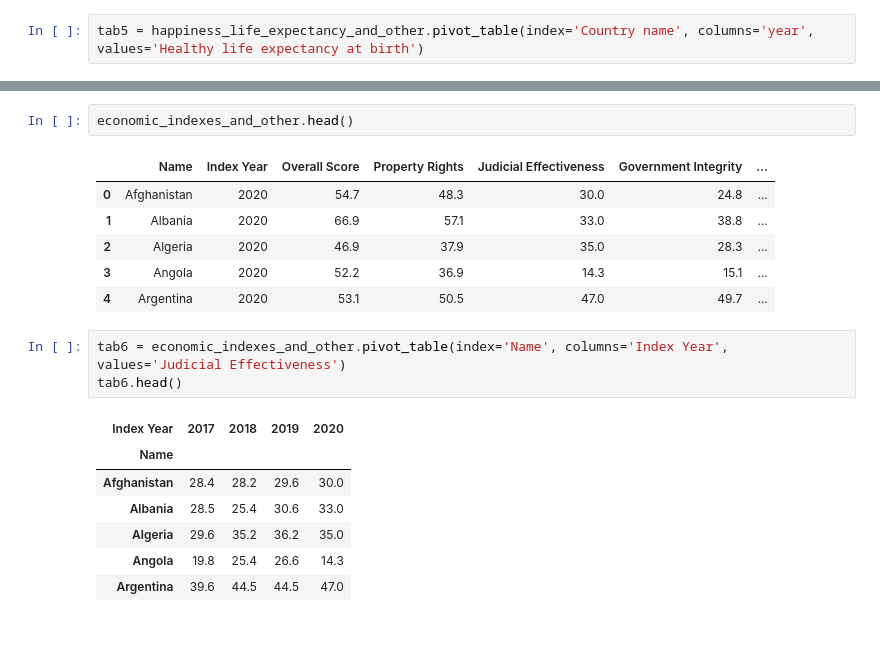
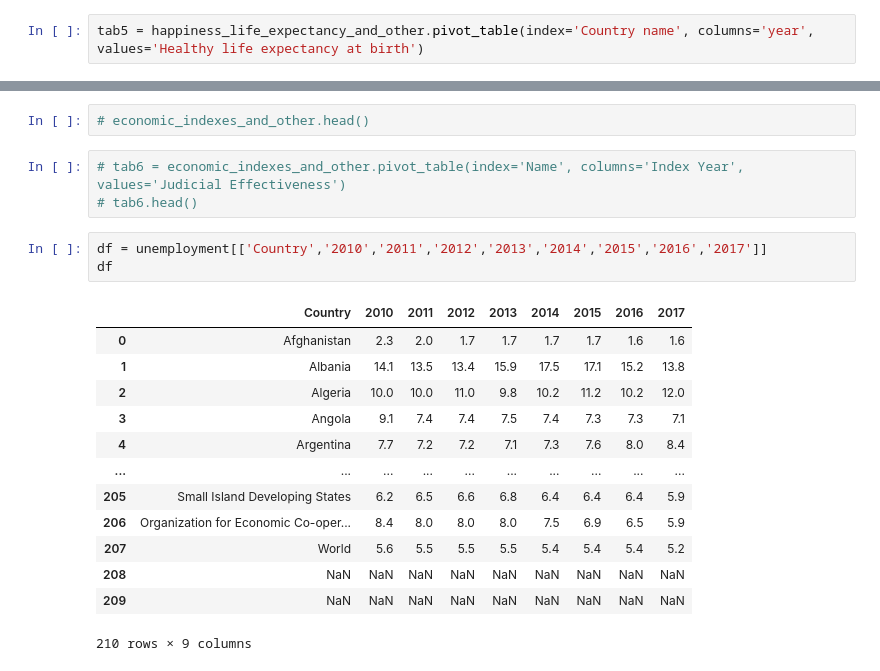
Before and after one commit to team-hack-0819/social-env, a Jupyter notebook: data.ipynb, the cells around one changed output, grey strips where cells are left out. Drawn from its saved outputs; the diff is of its cells as text; blank space fills up the shorter version.

```diff
--- a/data.ipynb
+++ b/data.ipynb
@@ -164,23 +161,25 @@ tab5_5.head(5)
 | 2 | Algeria | 64.500000 | 64.660004 | 64.820000 | NaN | 65.139999 | NaN | 65.500000 | 65.699997 | 65.900002 | 66.099998 |
 | 3 | Angola | NaN | 52.500000 | 53.200001 | 53.900002 | 54.599998 | NaN | NaN | NaN | NaN | NaN |
 | 4 | Argentina | 67.300003 | 67.480003 | 67.660004 | 67.839996 | 68.019997 | 68.199997 | 68.400002 | 68.599998 | 68.800003 | 69.000000 |
-# %%
-economic_indexes_and_other.head()
-# %% [output]
-|  | Name | Index Year | Overall Score | Property Rights | Judicial Effectiveness | Government Integrity | ... |
-| 0 | Afghanistan | 2020 | 54.7 | 48.3 | 30.0 | 24.8 | ... |
-| 1 | Albania | 2020 | 66.9 | 57.1 | 33.0 | 38.8 | ... |
-| 2 | Algeria | 2020 | 46.9 | 37.9 | 35.0 | 28.3 | ... |
-| 3 | Angola | 2020 | 52.2 | 36.9 | 14.3 | 15.1 | ... |
-| 4 | Argentina | 2020 | 53.1 | 50.5 | 47.0 | 49.7 | ... |
+# %%
+# economic_indexes_and_other.head()
 # %%
-tab6 = economic_indexes_and_other.pivot_table(index='Name', columns='Index Year', values='Judicial Effectiveness')
-tab6.head()
+# tab6 = economic_indexes_and_other.pivot_table(index='Name', columns='Index Year', values='Judicial Effectiveness')
+# tab6.head()
-# %% [output]
-| Index Year | 2017 | 2018 | 2019 | 2020 |
-| Name |  |  |  |  |
-| Afghanistan | 28.4 | 28.2 | 29.6 | 30.0 |
-| Albania | 28.5 | 25.4 | 30.6 | 33.0 |
-| Algeria | 29.6 | 35.2 | 36.2 | 35.0 |
-| Angola | 19.8 | 25.4 | 26.6 | 14.3 |
-| Argentina | 39.6 | 44.5 | 44.5 | 47.0 |
+# %%
+df = unemployment[['Country','2010','2011','2012','2013','2014','2015','2016','2017']]
+df
+# %% [output]
+|  | Country | 2010 | 2011 | 2012 | 2013 | 2014 | 2015 | 2016 | 2017 |
+| 0 | Afghanistan | 2.3 | 2.0 | 1.7 | 1.7 | 1.7 | 1.7 | 1.6 | 1.6 |
+| 1 | Albania | 14.1 | 13.5 | 13.4 | 15.9 | 17.5 | 17.1 | 15.2 | 13.8 |
+| 2 | Algeria | 10.0 | 10.0 | 11.0 | 9.8 | 10.2 | 11.2 | 10.2 | 12.0 |
+| 3 | Angola | 9.1 | 7.4 | 7.4 | 7.5 | 7.4 | 7.3 | 7.3 | 7.1 |
+| 4 | Argentina | 7.7 | 7.2 | 7.2 | 7.1 | 7.3 | 7.6 | 8.0 | 8.4 |
+| ... | ... | ... | ... | ... | ... | ... | ... | ... | ... |
+| 205 | Small Island Developing States | 6.2 | 6.5 | 6.6 | 6.8 | 6.4 | 6.4 | 6.4 | 5.9 |
+| 206 | Organization for Economic Co-oper... | 8.4 | 8.0 | 8.0 | 8.0 | 7.5 | 6.9 | 6.5 | 5.9 |
+| 207 | World | 5.6 | 5.5 | 5.5 | 5.5 | 5.4 | 5.4 | 5.4 | 5.2 |
+| 208 | NaN | NaN | NaN | NaN | NaN | NaN | NaN | NaN | NaN |
+| 209 | NaN | NaN | NaN | NaN | NaN | NaN | NaN | NaN | NaN |
+210 rows × 9 columns
```
Also changed, not shown: parts of 9 cells of this notebook.
